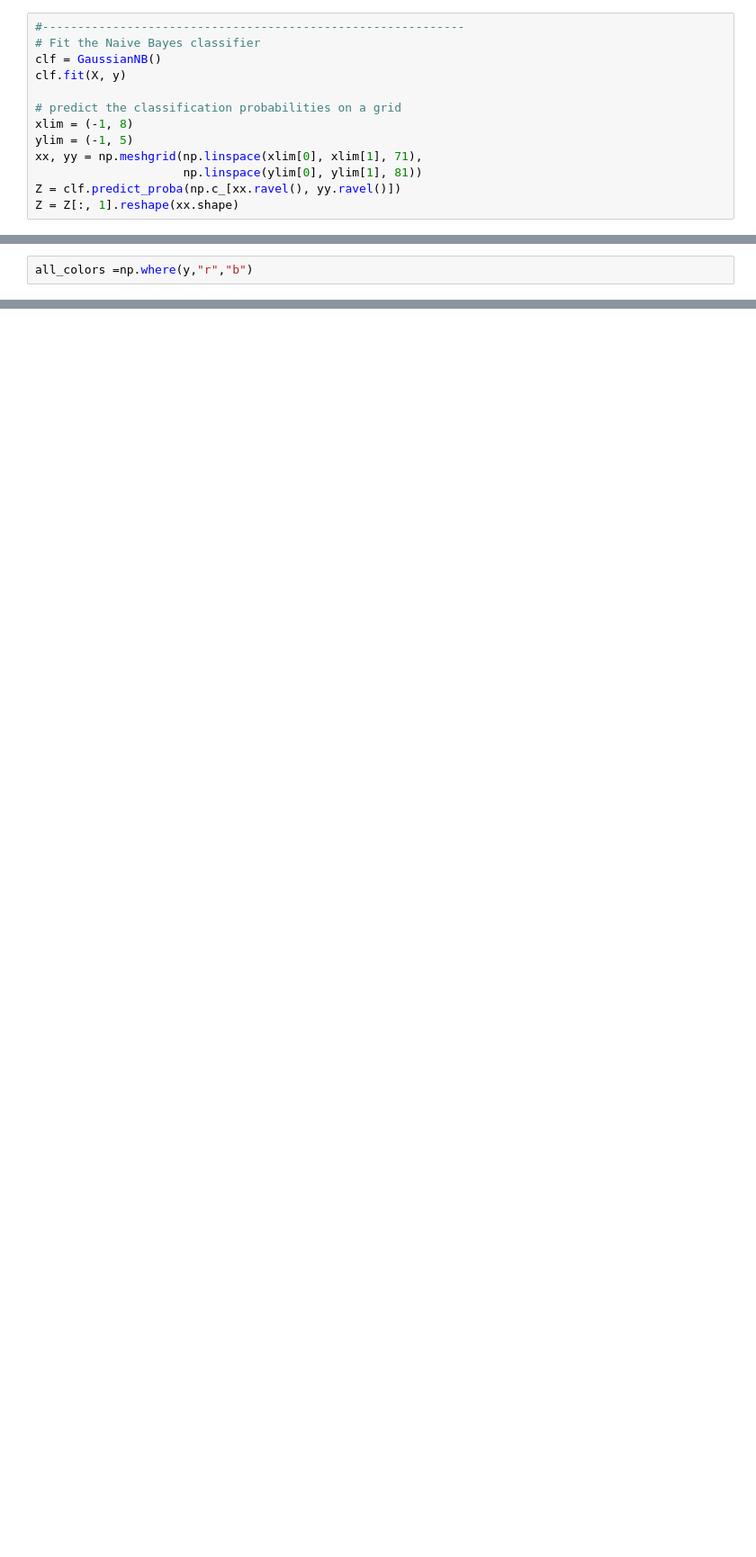
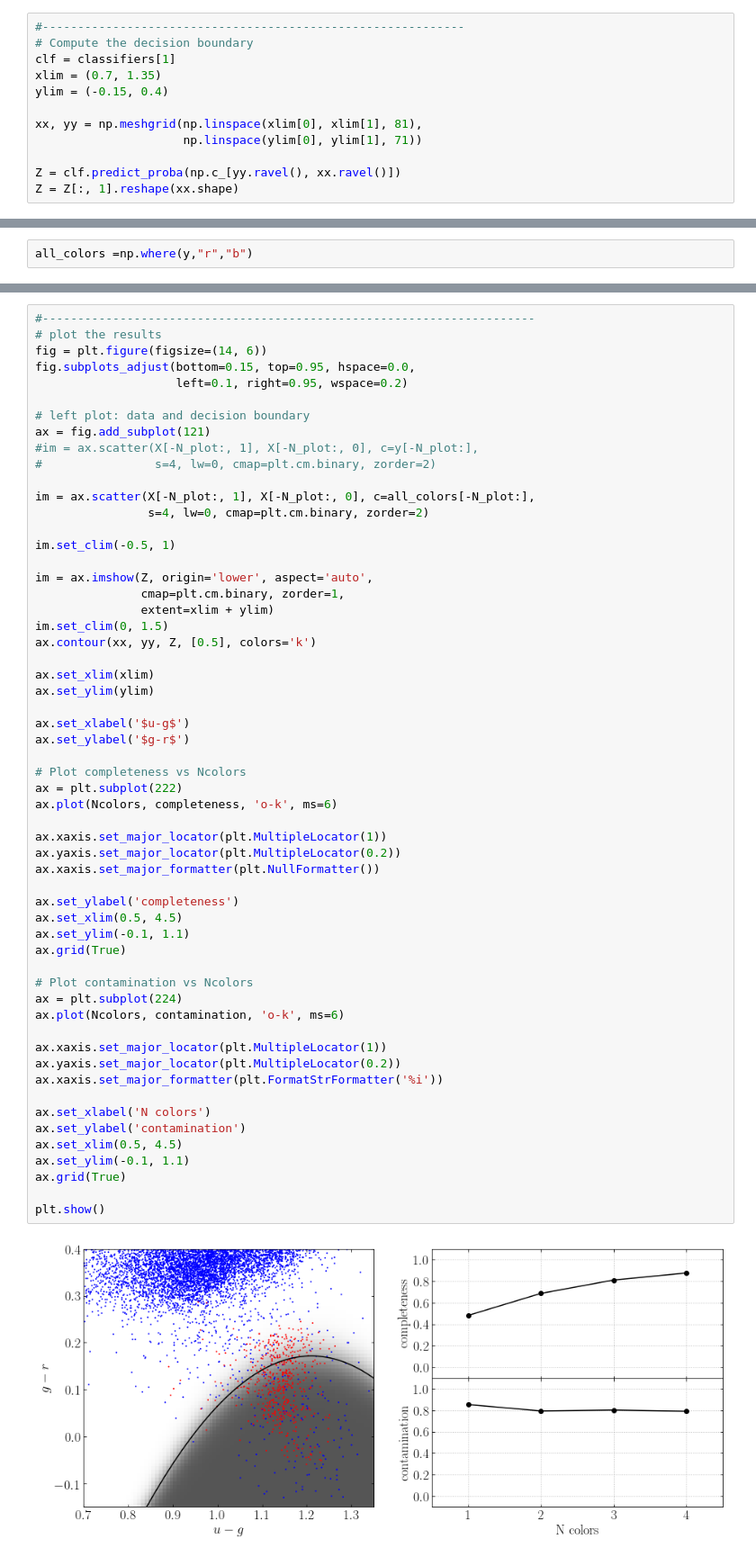
Before and after one commit to sylvielsstfr/MyAstroML, a Jupyter notebook: 2019/Chap9/fig_9_3_rrlyrae_naivebayes.ipynb, the cells around one changed output, grey strips where cells are left out. Shown: that part at 90% size. Cells and saved outputs as stored; diff of their text form; blank space fills up the shorter version.

```diff
--- a/2019/Chap9/fig_9_3_rrlyrae_naivebayes.ipynb
+++ b/2019/Chap9/fig_9_3_rrlyrae_naivebayes.ipynb
@@ -83,13 +141,12 @@ array([[0.4, 0. ],
 # %%
 #------------------------------------------------------------
-# Fit the Naive Bayes classifier
-clf = GaussianNB()
-clf.fit(X, y)
+# Compute the decision boundary
+clf = classifiers[1]
+xlim = (0.7, 1.35)
+ylim = (-0.15, 0.4)
 
-# predict the classification probabilities on a grid
-xlim = (-1, 8)
-ylim = (-1, 5)
-xx, yy = np.meshgrid(np.linspace(xlim[0], xlim[1], 71),
-                     np.linspace(ylim[0], ylim[1], 81))
-Z = clf.predict_proba(np.c_[xx.ravel(), yy.ravel()])
+xx, yy = np.meshgrid(np.linspace(xlim[0], xlim[1], 81),
+                     np.linspace(ylim[0], ylim[1], 71))
+
+Z = clf.predict_proba(np.c_[yy.ravel(), xx.ravel()])
 Z = Z[:, 1].reshape(xx.shape)
@@ -164,0 +200,59 @@ plt.show()
+# %%
+#----------------------------------------------------------------------
+# plot the results
+fig = plt.figure(figsize=(14, 6))
+fig.subplots_adjust(bottom=0.15, top=0.95, hspace=0.0,
+                    left=0.1, right=0.95, wspace=0.2)
+
+# left plot: data and decision boundary
+ax = fig.add_subplot(121)
+#im = ax.scatter(X[-N_plot:, 1], X[-N_plot:, 0], c=y[-N_plot:],
+#                s=4, lw=0, cmap=plt.cm.binary, zorder=2)
+
+im = ax.scatter(X[-N_plot:, 1], X[-N_plot:, 0], c=all_colors[-N_plot:],
+                s=4, lw=0, cmap=plt.cm.binary, zorder=2)
+
+im.set_clim(-0.5, 1)
+
+im = ax.imshow(Z, origin='lower', aspect='auto',
+               cmap=plt.cm.binary, zorder=1,
+               extent=xlim + ylim)
+im.set_clim(0, 1.5)
+ax.contour(xx, yy, Z, [0.5], colors='k')
+
+ax.set_xlim(xlim)
+ax.set_ylim(ylim)
+
+ax.set_xlabel('$u-g$')
+ax.set_ylabel('$g-r$')
+
+# Plot completeness vs Ncolors
+ax = plt.subplot(222)
+ax.plot(Ncolors, completeness, 'o-k', ms=6)
+
+ax.xaxis.set_major_locator(plt.MultipleLocator(1))
+ax.yaxis.set_major_locator(plt.MultipleLocator(0.2))
+ax.xaxis.set_major_formatter(plt.NullFormatter())
+
+ax.set_ylabel('completeness')
+ax.set_xlim(0.5, 4.5)
+ax.set_ylim(-0.1, 1.1)
+ax.grid(True)
+
+# Plot contamination vs Ncolors
+ax = plt.subplot(224)
+ax.plot(Ncolors, contamination, 'o-k', ms=6)
+
+ax.xaxis.set_major_locator(plt.MultipleLocator(1))
+ax.yaxis.set_major_locator(plt.MultipleLocator(0.2))
+ax.xaxis.set_major_formatter(plt.FormatStrFormatter('%i'))
+
+ax.set_xlabel('N colors')
+ax.set_ylabel('contamination')
+ax.set_xlim(0.5, 4.5)
+ax.set_ylim(-0.1, 1.1)
+ax.grid(True)
+
+plt.show()
+# %% [output]
+[figure, added]
```
Also changed, not shown: parts of 32 cells of this notebook.
